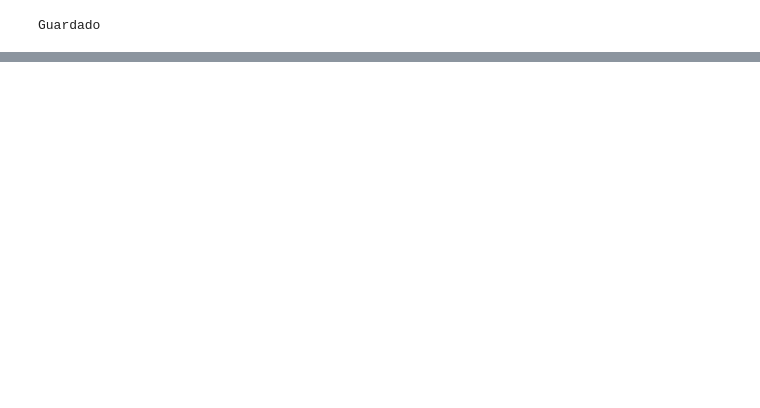
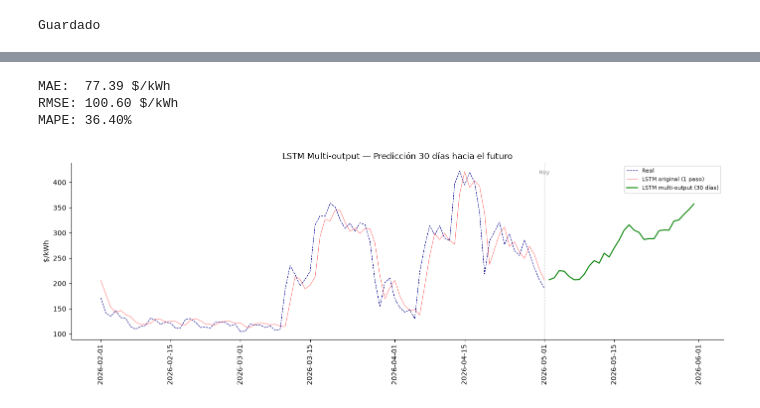
Before and after one commit to maguverm/tesis-bolsa, a Jupyter notebook: notebooks/03_experimentos/05_LSTM.ipynb, the cells around one changed output, grey strips where cells are left out. Saved outputs shown, nothing was run; the diff lists cells and outputs as text; code cells hidden in the pictures; blank space fills up the shorter version.

Commit message:
LSTM multi-output univariado y con covariables

```diff
--- a/notebooks/03_experimentos/05_LSTM.ipynb
+++ b/notebooks/03_experimentos/05_LSTM.ipynb
@@ -253,3 +262,21 @@ pred_df_dl.to_parquet(PROCESSED / 'predicciones_dl.parquet')
 print("Guardado")
 # %% [output]
 Guardado
+# %%
+# Arquitectura LSTM multi-output
+HORIZONTE = 30  # predecir 30 días de una vez
+
+def crear_ventanas_multi(data, ventana=30, horizonte=30):
+    X, y = [], []
+    for i in range(len(data) - ventana - horizonte + 1):
+        X.append(data[i:i+ventana])
+        y.append(data[i+ventana:i+ventana+horizonte])
+    return np.array(X), np.array(y)
+
+X_train_m, y_train_m = crear_ventanas_multi(train_scaled, VENTANA, HORIZONTE)
+X_test_m, y_test_m = crear_ventanas_multi(
+    np.concatenate([train_scaled[-VENTANA:], test_scaled]), VENTANA, HORIZONTE
+)
+
+print(f"X_train: {X_train_m.shape}")
+print(f"y_train: {y_train_m.shape}")
@@ -255,0 +359,49 @@ Guardado
+# %%
+modelo_lstm_multi.eval()
+with torch.no_grad():
+    pred_scaled_m = modelo_lstm_multi(X_test_mt).cpu().numpy()
+
+# Desnormalizar
+pred_multi = scaler.inverse_transform(pred_scaled_m.reshape(-1, 1)).reshape(len(pred_scaled_m), HORIZONTE)
+real_multi = scaler.inverse_transform(y_test_m.reshape(-1, 1)).reshape(len(y_test_m), HORIZONTE)
+
+# Métricas
+mae_m = np.mean(np.abs(real_multi - pred_multi))
+rmse_m = np.sqrt(np.mean((real_multi - pred_multi)**2))
+mape_m = np.mean(np.abs((real_multi - pred_multi) / real_multi)) * 100
+
+print(f"MAE:  {mae_m:.2f} $/kWh")
+print(f"RMSE: {rmse_m:.2f} $/kWh")
+print(f"MAPE: {mape_m:.2f}%")
+
+# Predicción futura con la última ventana del test
+ultima_ventana = torch.FloatTensor(test_scaled[-VENTANA:].reshape(1, VENTANA, 1)).to(device)
+
+modelo_lstm_multi.eval()
+with torch.no_grad():
+    pred_futuro_scaled = modelo_lstm_multi(ultima_ventana).cpu().numpy()
+
+pred_futuro_m = scaler.inverse_transform(pred_futuro_scaled.reshape(-1, 1)).flatten()
+fechas_futuro = pd.date_range(start=test.index[-1] + pd.Timedelta(days=1), periods=HORIZONTE)
+
+fig, ax = plt.subplots(figsize=(14, 5))
+ax.plot(test.index[-90:], test.values[-90:], color='darkblue',
+        linewidth=0.8, linestyle='--', label='Real')
+ax.plot(test.index[-90:], pred_lstm[-90:], color='red',
+        linewidth=0.8, alpha=0.5, label='LSTM original (1 paso)')
+ax.plot(fechas_futuro, pred_futuro_m, color='green',
+        linewidth=1.5, label='LSTM multi-output (30 días)')
+ax.axvline(test.index[-1], color='gray', linestyle='--', linewidth=0.8, alpha=0.7)
+ax.text(test.index[-1], ax.get_ylim()[1]*0.95, 'Hoy', fontsize=8, color='gray', ha='center')
+ax.set_ylabel('$/kWh')
+ax.tick_params(axis='x', rotation=90)
+ax.legend(fontsize=8)
+ax.set_title('LSTM Multi-output — Predicción 30 días hacia el futuro')
+sns.despine()
+plt.tight_layout()
+plt.show()
+# %% [output]
+MAE:  77.39 $/kWh
+RMSE: 100.60 $/kWh
+MAPE: 36.40%
+[figure, added]
```
Also changed, not shown: parts of 11 cells of this notebook, 5 other files.
